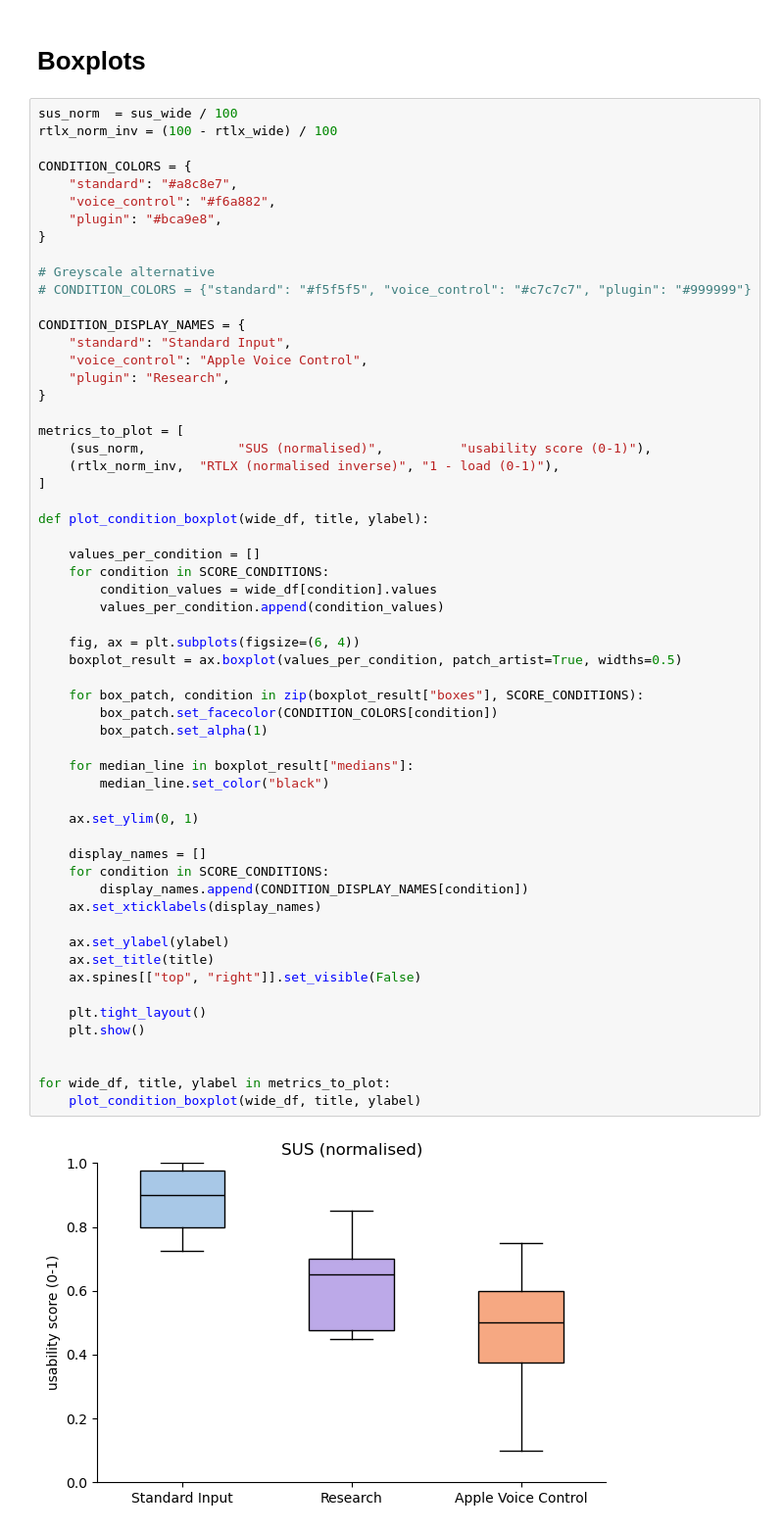
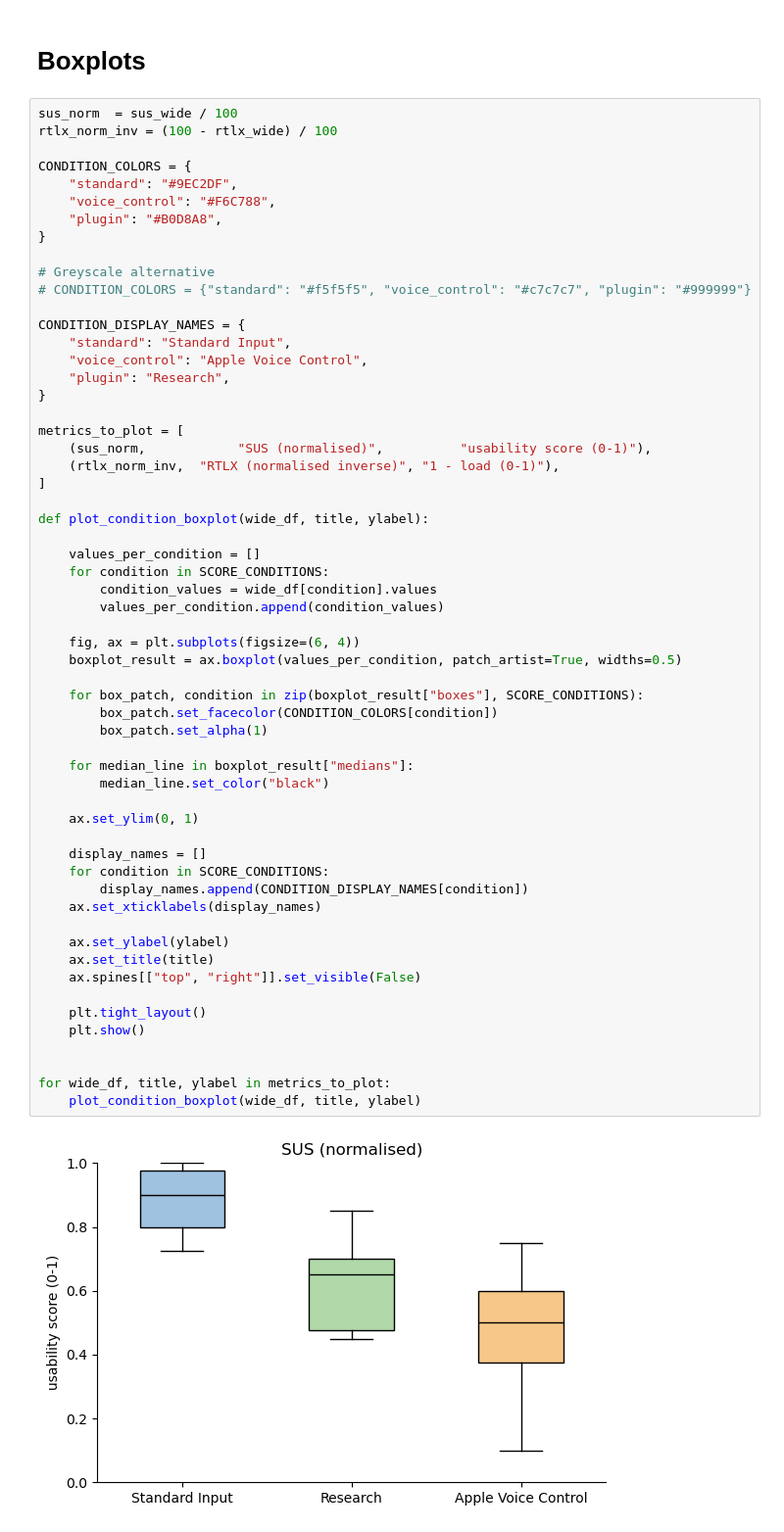
Before and after one commit to marcitt/design-accessibility-tools, a Jupyter notebook: 5-Evaluation/Quantitative_Analysis/descriptive_statistics_sus_rtlx.ipynb, the cells around one changed output. Shown at 98% size. Drawn from its saved outputs; the diff is of its cells as text.

```diff
--- a/5-Evaluation/Quantitative_Analysis/descriptive_statistics_sus_rtlx.ipynb
+++ b/5-Evaluation/Quantitative_Analysis/descriptive_statistics_sus_rtlx.ipynb
@@ -88,9 +88,9 @@ sus_norm  = sus_wide / 100
 rtlx_norm_inv = (100 - rtlx_wide) / 100
 
 CONDITION_COLORS = {
-    "standard": "#a8c8e7",
-    "voice_control": "#f6a882",
-    "plugin": "#bca9e8",
+    "standard": "#9EC2DF",
+    "voice_control": "#F6C788",
+    "plugin": "#B0D8A8",
 }
 
 # Greyscale alternative
@@ -115,31 +115,31 @@ def plot_condition_boxplot(wide_df, title, ylabel):
         values_per_condition.append(condition_values)
 
     fig, ax = plt.subplots(figsize=(6, 4))
     boxplot_result = ax.boxplot(values_per_condition, patch_artist=True, widths=0.5)
 
     for box_patch, condition in zip(boxplot_result["boxes"], SCORE_CONDITIONS):
         box_patch.set_facecolor(CONDITION_COLORS[condition])
         box_patch.set_alpha(1)
 
     for median_line in boxplot_result["medians"]:
         median_line.set_color("black")
 
     ax.set_ylim(0, 1)
 
     display_names = []
     for condition in SCORE_CONDITIONS:
         display_names.append(CONDITION_DISPLAY_NAMES[condition])
     ax.set_xticklabels(display_names)
 
     ax.set_ylabel(ylabel)
     ax.set_title(title)
     ax.spines[["top", "right"]].set_visible(False)
 
     plt.tight_layout()
     plt.show()
 
 
 for wide_df, title, ylabel in metrics_to_plot:
     plot_condition_boxplot(wide_df, title, ylabel)
 # %% [output]
-[figure, old version]
+[figure, new version]
```
Also changed, not shown: parts of 1 cell of this notebook, 3 other files.
